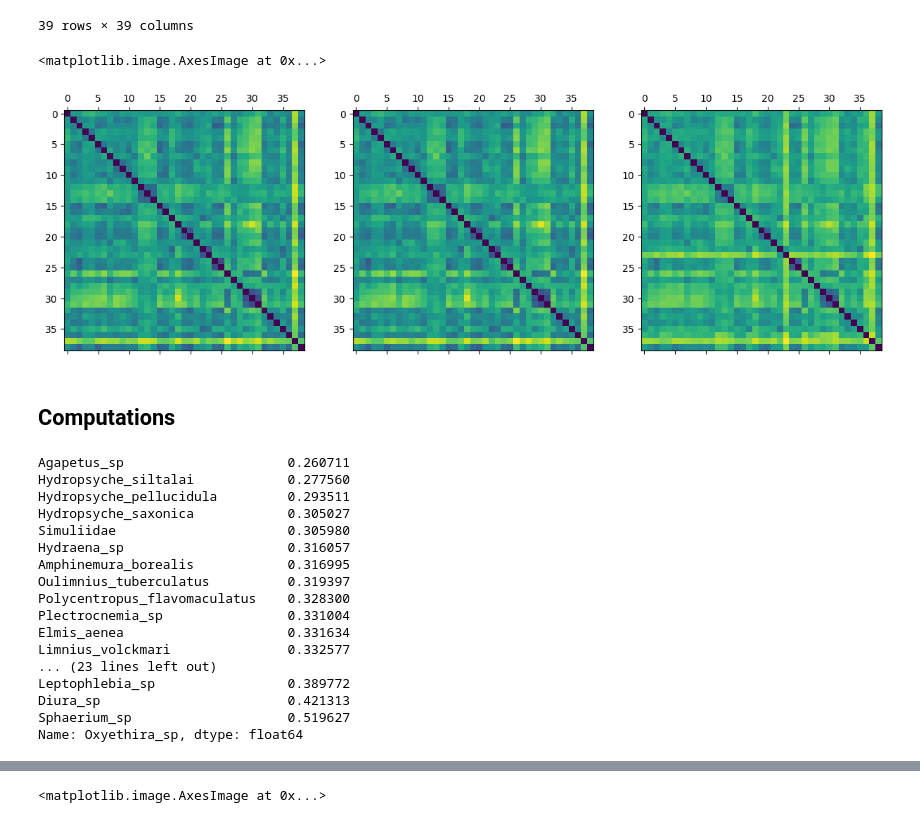
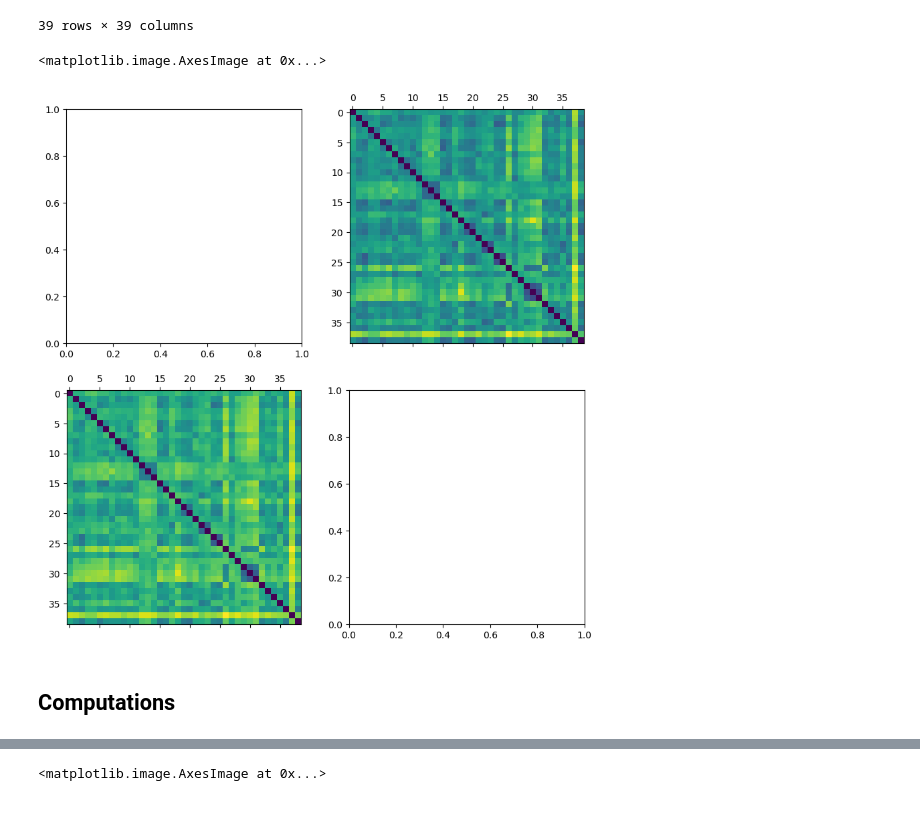
Before and after one commit to mikkoim/dnaimg-ood, a Jupyter notebook: notebooks/loo_fb2_process_all.ipynb, the cells around one changed output, grey strips where cells are left out. Saved outputs shown, nothing was run; the diff lists cells and outputs as text; code cells hidden in the pictures.

```diff
--- a/notebooks/loo_fb2_process_all.ipynb
+++ b/notebooks/loo_fb2_process_all.ipynb
@@ -127,11 +134,13 @@ def process_distance_matrix(D0):
 
 D_jc69 = pd.read_csv("../scripts/jc69.csv")
 D_k80 = pd.read_csv("../scripts/k80.csv")
+D_raw = pd.read_csv("../scripts/raw.csv")
 
 D = {}
-D["jc69"] = process_distance_matrix(D_jc69)
+# D["jc69"] = process_distance_matrix(D_jc69)
 D["k80"] = process_distance_matrix(D_k80)
-D["jaccard"] = calculate_distance_matrix(metabc_sample)
+D["raw"] = process_distance_matrix(D_raw)
+# D["jaccard"] = calculate_distance_matrix(metabc_sample)
 D["k80"]
 # %% [output]
 |  | Agapetus_sp | Ameletus_inopinatus | Amphinemura_borealis | Baetis_rhodani | Baetis_vernus_group | ... |
@@ -154,33 +163,14 @@ D["k80"]
 39 rows × 39 columns
 # %%
 import matplotlib.pyplot as plt
-fig, ax = plt.subplots(1,3, figsize=(15,5))
-ax[0].matshow(D["jc69"].values)
+fig, ax = plt.subplots(2,2, figsize=(10,10))
+ax = ax.ravel()
+# ax[0].matshow(D["jc69"].values)
 ax[1].matshow(D["k80"].values)
-ax[2].matshow(D["jaccard"].values)
+ax[2].matshow(D["raw"].values)
+# ax[3].matshow(D["jaccard"].values)
 # %% [output]
 <matplotlib.image.AxesImage at 0x...>
-[figure, old version]
+[figure, new version]
 # %% [markdown]
 ## Computations
-# %%
-# re_order_preds(label, D["k80"], df_pred, "H")
-D["k80"].loc[label].sort_values().drop(label)
-# %% [output]
-Agapetus_sp                     0.260711
-Hydropsyche_siltalai            0.277560
-Hydropsyche_pellucidula         0.293511
-Hydropsyche_saxonica            0.305027
-Simuliidae                      0.305980
-Hydraena_sp                     0.316057
-Amphinemura_borealis            0.316995
-Oulimnius_tuberculatus          0.319397
-Polycentropus_flavomaculatus    0.328300
-Plectrocnemia_sp                0.331004
-Elmis_aenea                     0.331634
-Limnius_volckmari               0.332577
-... (23 lines left out)
-Leptophlebia_sp                 0.389772
-Diura_sp                        0.421313
-Sphaerium_sp                    0.519627
-Name: Oxyethira_sp, dtype: float64
```
Also changed, not shown: parts of 71 cells of this notebook, 14 other files.
